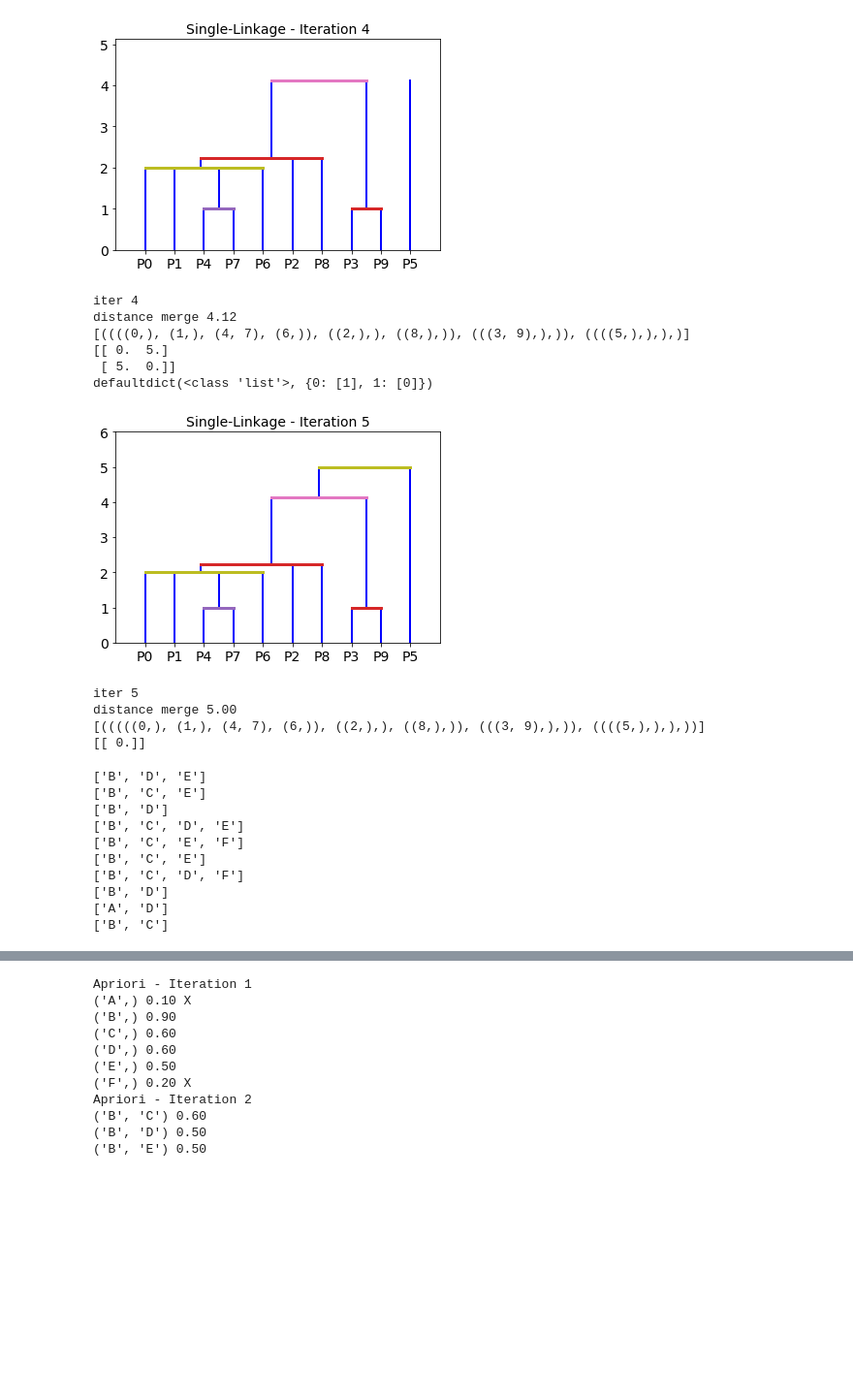
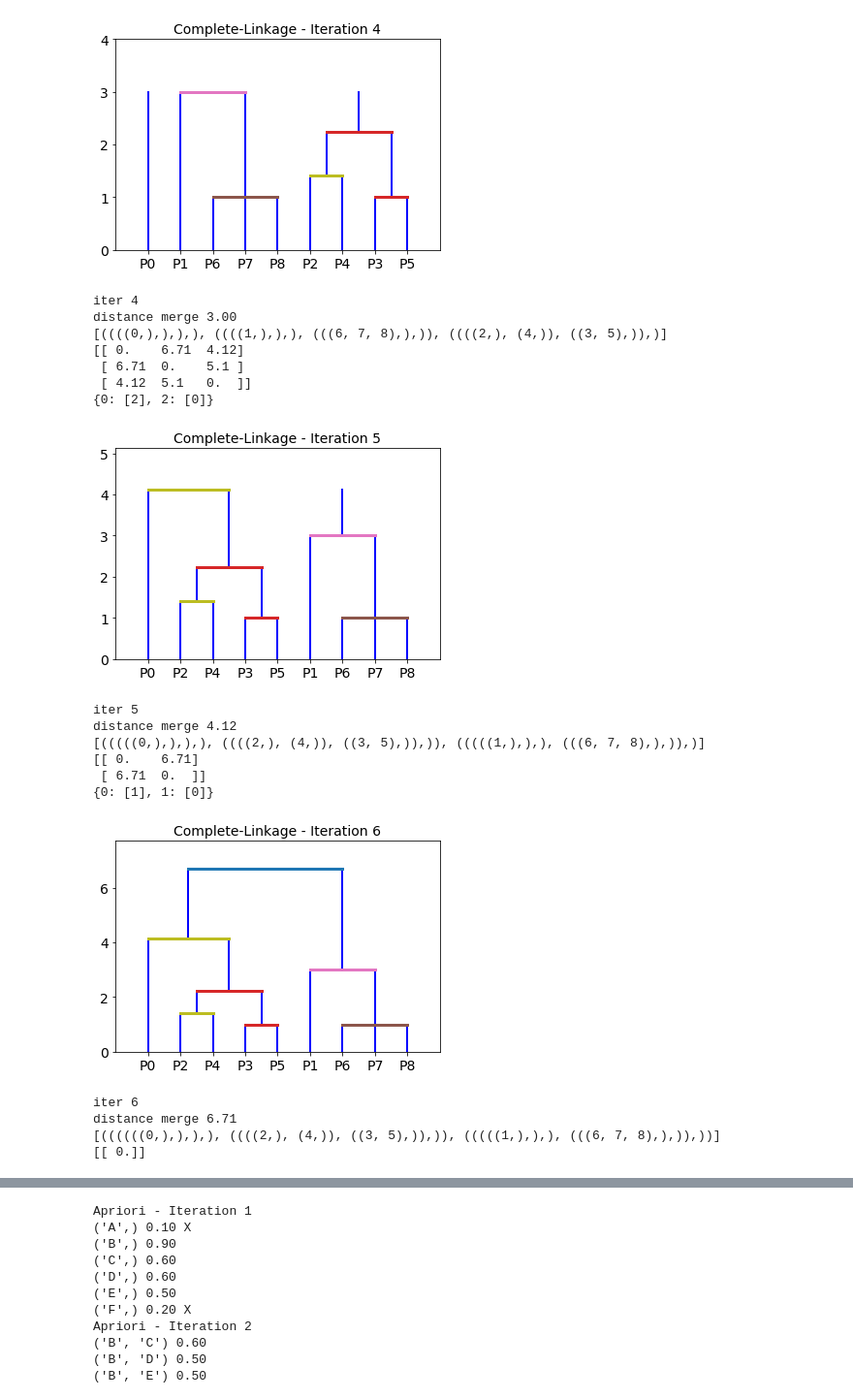
Before and after one commit to riccotti/DidacticDataMining, a Jupyter notebook: tutorial.ipynb, the cells around one changed output, grey strips where cells are left out. Shown: that part at 97% size. Saved outputs shown, nothing was run; the diff lists cells and outputs as text; code cells hidden in the pictures; blank space fills up the shorter version.

```diff
--- a/tutorial.ipynb
+++ b/tutorial.ipynb
@@ -87,6 +92,6 @@ defaultdict(<class 'set'>, {0: {2, 3, 4, 5}, 1: {8, 6, 7}})
 # %%
 hier = ddm.DidatticHierarchical()
-hier.fit(dataset, link_criteria='min', use_distances=True, step_by_step=False)
+hier.fit(dataset, link_criteria='min', use_distances=True, distance_type='euclidean', step_by_step=False)
 # %% [output]
 iter 0
 distance merge 0.00
@@ -137,3 +133,0 @@ import didactic_datamining as ddm
-# %%
-dataset = ddm.create_dataset(npoints=10, minvalue=0, maxvalue=10)
-ddm.print_dataset(dataset)
@@ -151,3 +133,0 @@ P9 [0 6]
-# %%
-kmeans = ddm.DidatticKMeans(K=2, centroid_indexs=(2, 5), dist=ddm.euclidean_distance)
-kmeans.fit(dataset, step_by_step=False)
@@ -167,3 +133,0 @@ C1 (6.83, 6.00)
-# %%
-dbscan = ddm.DidatticDbscan(eps=1.8, min_pts=3)
-dbscan.fit(dataset, step_by_step=False)
@@ -180,6 +154,6 @@ defaultdict(<type 'set'>, {0: set([8, 2, 4])})
 # %%
 hier = ddm.DidatticHierarchical()
-hier.fit(dataset, link_criteria='min', use_distances=True, step_by_step=False)
+hier.fit(dataset, link_criteria='max', use_distances=True, distance_type='euclidean', step_by_step=False)
 # %% [output]
 iter 0
 distance merge 0.00
@@ -229,26 +201,20 @@ defaultdict(<class 'list'>, {0: [1], 1: [0]})
-[figure, old version]
+[figure, new version]
 iter 4
-distance merge 4.12
-[((((0,), (1,), (4, 7), (6,)), ((2,),), ((8,),)), (((3, 9),),)), ((((5,),),),)]
-[[ 0.  5.]
- [ 5.  0.]]
-defaultdict(<class 'list'>, {0: [1], 1: [0]})
+distance merge 3.00
+[((((0,),),),), ((((1,),),), (((6, 7, 8),),)), ((((2,), (4,)), ((3, 5),)),)]
+[[ 0.    6.71  4.12]
+ [ 6.71  0.    5.1 ]
+ [ 4.12  5.1   0.  ]]
+{0: [2], 2: [0]}
-[figure, old version]
+[figure, new version]
 iter 5
-distance merge 5.00
-[(((((0,), (1,), (4, 7), (6,)), ((2,),), ((8,),)), (((3, 9),),)), ((((5,),),),))]
-[[ 0.]]
+distance merge 4.12
+[(((((0,),),),), ((((2,), (4,)), ((3, 5),)),)), (((((1,),),), (((6, 7, 8),),)),)]
+[[ 0.    6.71]
+ [ 6.71  0.  ]]
+{0: [1], 1: [0]}
+[figure, added]
+iter 6
+distance merge 6.71
+[((((((0,),),),), ((((2,), (4,)), ((3, 5),)),)), (((((1,),),), (((6, 7, 8),),)),))]
+[[ 0.]]
-# %%
-transactions = ddm.create_transactional_dataset(num_transaction=10, num_items=6, min_len=2, max_len=4)
-ddm.print_transactions(transactions)
-# %% [output]
-['B', 'D', 'E']
-['B', 'C', 'E']
-['B', 'D']
-['B', 'C', 'D', 'E']
-['B', 'C', 'E', 'F']
-['B', 'C', 'E']
-['B', 'C', 'D', 'F']
-['B', 'D']
-['A', 'D']
-['B', 'C']
```
Also changed, not shown: parts of 27 cells of this notebook, 3 other files.
